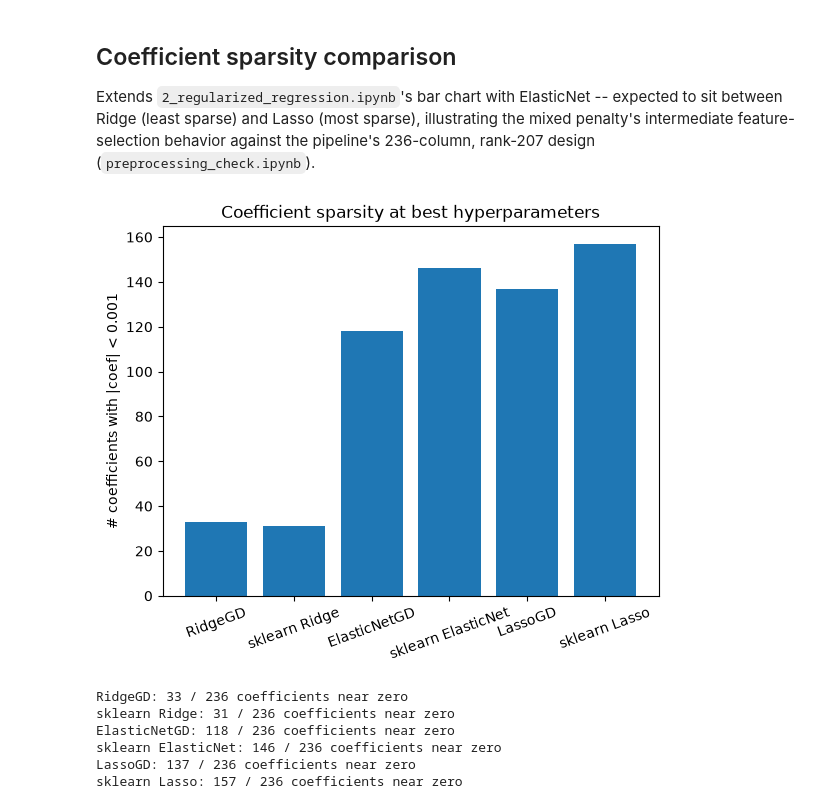
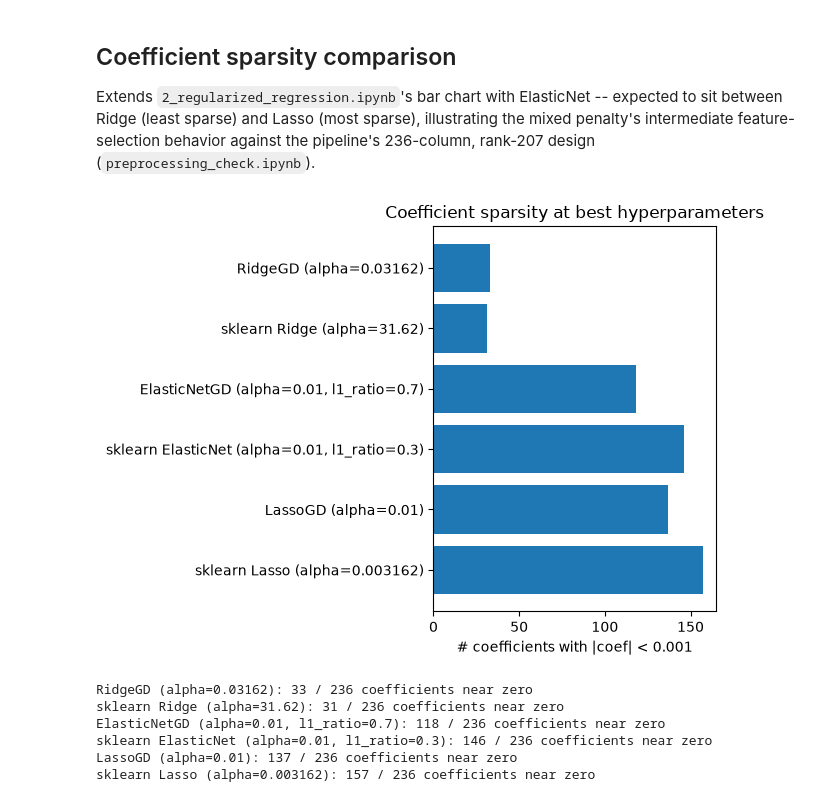
Before and after one commit to akakritagya/ames-price, a Jupyter notebook: notebooks/models/3_elastic_net.ipynb, the cells around one changed output. Saved outputs shown, nothing was run; the diff lists cells and outputs as text; code cells hidden in the pictures.

```diff
--- a/notebooks/models/3_elastic_net.ipynb
+++ b/notebooks/models/3_elastic_net.ipynb
@@ -211,33 +214,42 @@ Extends `2_regularized_regression.ipynb`'s bar chart with ElasticNet -- expected
 # %%
 threshold = 1e-3
 sparsity_models = [
-    ("RidgeGD", ridge_gd_best.coef_),
-    ("sklearn Ridge", ridge_sk_best.coef_.ravel()),
-    ("ElasticNetGD", en_gd_best.coef_),
-    ("sklearn ElasticNet", en_sk_best.coef_.ravel()),
-    ("LassoGD", lasso_gd_best.coef_),
-    ("sklearn Lasso", lasso_sk_best.coef_.ravel()),
+    ("RidgeGD (alpha=0.03162)", ridge_gd_best.coef_),
+    ("sklearn Ridge (alpha=31.62)", ridge_sk_best.coef_.ravel()),
+    (
+        f"ElasticNetGD (alpha={best_en_gd_alpha:.4g}, "
+        f"l1_ratio={best_en_gd_l1_ratio})",
+        en_gd_best.coef_,
+    ),
+    (
+        f"sklearn ElasticNet (alpha={best_en_sk_alpha:.4g}, "
+        f"l1_ratio={best_en_sk_l1_ratio})",
+        en_sk_best.coef_.ravel(),
+    ),
+    ("LassoGD (alpha=0.01)", lasso_gd_best.coef_),
+    ("sklearn Lasso (alpha=0.003162)", lasso_sk_best.coef_.ravel()),
 ]
 
 names = [name for name, _ in sparsity_models]
 zero_counts = [
     int(np.sum(np.abs(coef) < threshold)) for _, coef in sparsity_models
 ]
 
-plt.bar(names, zero_counts)
-plt.ylabel(f"# coefficients with |coef| < {threshold}")
+plt.barh(names, zero_counts)
+plt.xlabel(f"# coefficients with |coef| < {threshold}")
 plt.title("Coefficient sparsity at best hyperparameters")
-plt.xticks(rotation=20)
+plt.gca().invert_yaxis()
+plt.tight_layout()
 plt.show()
 
 n_features = ridge_gd_best.coef_.shape[0]
 for name, count in zip(names, zero_counts, strict=True):
     print(f"{name}: {count} / {n_features} coefficients near zero")
 # %% [output]
-[figure, old version]
+[figure, new version]
-RidgeGD: 33 / 236 coefficients near zero
-sklearn Ridge: 31 / 236 coefficients near zero
-ElasticNetGD: 118 / 236 coefficients near zero
-sklearn ElasticNet: 146 / 236 coefficients near zero
-LassoGD: 137 / 236 coefficients near zero
-sklearn Lasso: 157 / 236 coefficients near zero
+RidgeGD (alpha=0.03162): 33 / 236 coefficients near zero
+sklearn Ridge (alpha=31.62): 31 / 236 coefficients near zero
+ElasticNetGD (alpha=0.01, l1_ratio=0.7): 118 / 236 coefficients near zero
+sklearn ElasticNet (alpha=0.01, l1_ratio=0.3): 146 / 236 coefficients near zero
+LassoGD (alpha=0.01): 137 / 236 coefficients near zero
+sklearn Lasso (alpha=0.003162): 157 / 236 coefficients near zero
```
Also changed, not shown: parts of 3 cells of this notebook, 4 other files.
